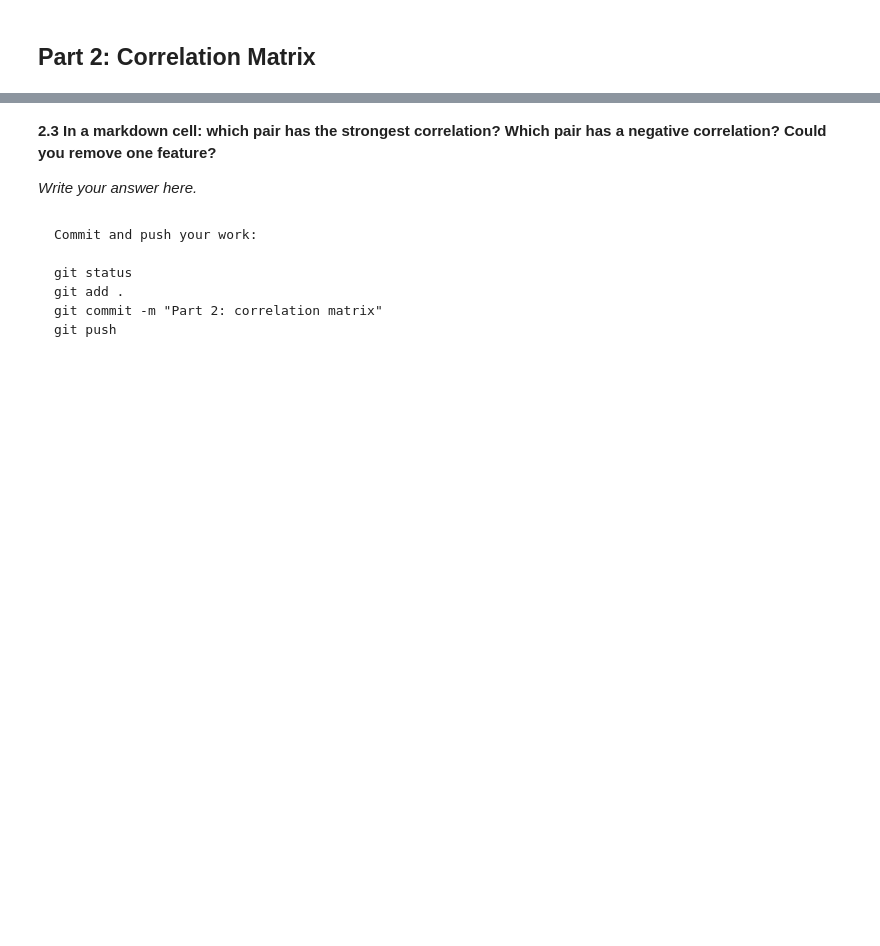
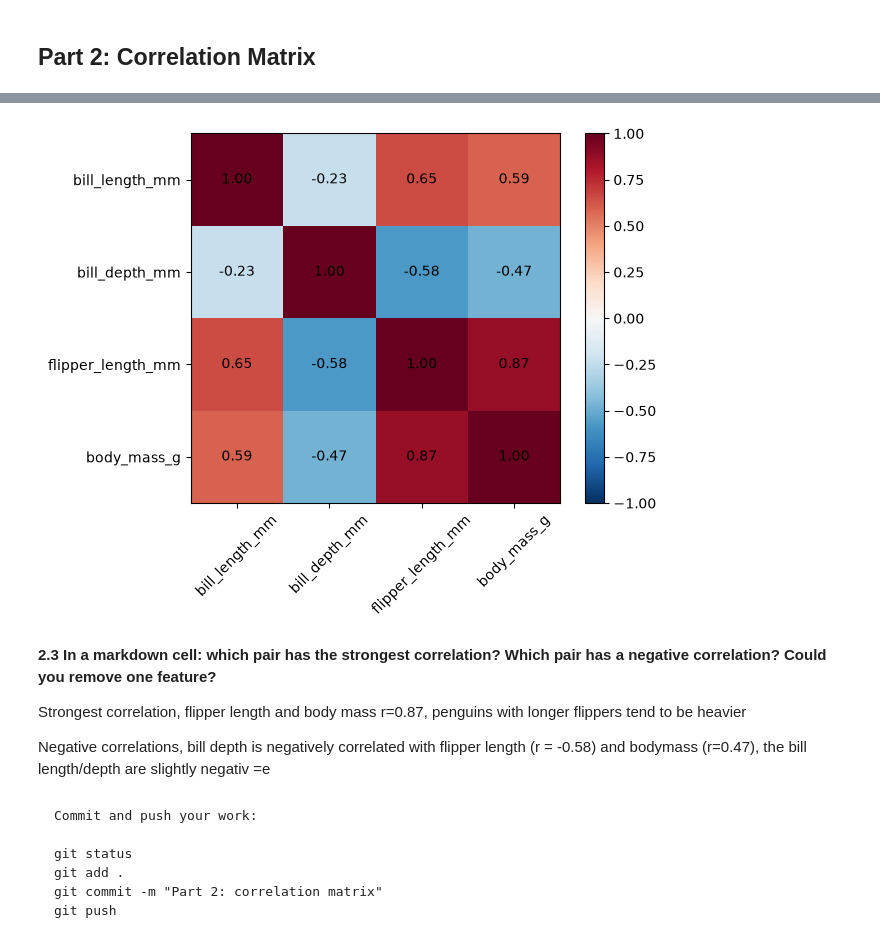
Before and after one commit to maryammalik1253/prac3, a Jupyter notebook: Practical_3_T.ipynb, the cells around one changed output, grey strips where cells are left out. Saved outputs shown, nothing was run; the diff lists cells and outputs as text; code cells hidden in the pictures; blank space fills up the shorter version.

Commit message:
Part 2: correlation matrix

```diff
--- a/Practical_3_T.ipynb
+++ b/Practical_3_T.ipynb
@@ -42,5 +42,9 @@ plt.show()
 [figure]
 # %%
 import pandas as pd
-print("ok")
+import numpy as np
+import matplotlib.pyplot as plt
+
+df = pd.read_csv("penguins.csv").dropna()
+print(df.shape)
 # %% [output]
@@ -58,3 +62,6 @@ git push
 ## Part 2: Correlation Matrix
 # %%
 # 2.1 Calculate the correlation matrix of the four measurements.
+cols = ["bill_length_mm", "bill_depth_mm", "flipper_length_mm", "body_mass_g"]
+corr = df[cols].corr()
+corr.round(2)
@@ -61,9 +74,21 @@ git push
 # %%
 # 2.2 Show the matrix as a heat map with the values written in each cell.
+plt.imshow(corr, cmap="RdBu_r", vmin=-1, vmax=1)
+plt.xticks(range(4), cols, rotation=45)
+plt.yticks(range(4), cols)
+for i in range(4):
+    for j in range(4):
+        plt.text(j, i, f"{corr.iloc[i, j]:.2f}", ha="center", va="center")
+plt.colorbar()
+plt.show()
+# %% [output]
+[figure, added]
 # %% [markdown]
 **2.3 In a markdown cell: which pair has the strongest correlation? Which pair has a negative correlation? Could you remove one feature?**
 
-*Write your answer here.*
+Strongest correlation, flipper length and body mass r=0.87, penguins with longer flippers tend to be heavier
+
+Negative correlations, bill depth is negatively correlated with flipper length (r = -0.58) and bodymass (r=0.47), the bill length/depth are slightly negativ =e
 # %% [markdown]
 <pre>
 Commit and push your work:
```
Also changed, not shown: parts of 2 cells of this notebook.
